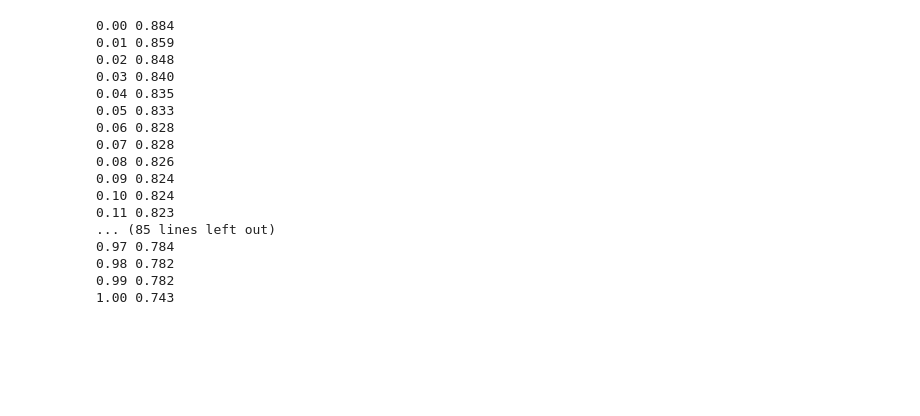
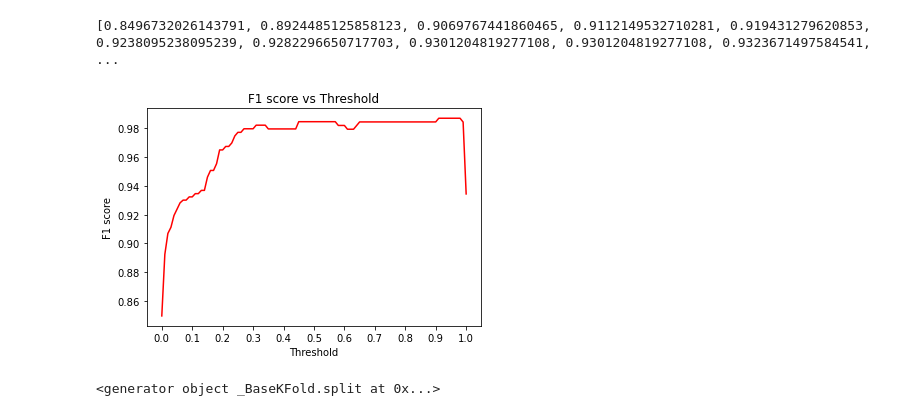
Before and after one commit to kmue/mlbookcamp-homework, a Jupyter notebook: mlbookcamp-hw4.ipynb, the cells around one changed output. Drawn from its saved outputs; the diff is of its cells as text; code cells hidden in the pictures; blank space fills up the shorter version.

```diff
--- a/mlbookcamp-hw4.ipynb
+++ b/mlbookcamp-hw4.ipynb
@@ -218,41 +213,41 @@ plt.show()
 # Let's compute F1 for all thresholds from 0.0 to 1.0 with increment 0.01
 f1 = []
 for t in thresholds:
-    true_positive = ((card_valid_pred_proba >= t) & (np.array(y_valid) == 1)).sum()
-    false_positive = ((card_valid_pred_proba >= t) & (np.array(y_valid) == 0)).sum()
-    false_negative = ((card_valid_pred_proba < t) & (np.array(y_valid) == 1)).sum()
-    true_negative = ((card_valid_pred_proba < t) & (np.array(y_valid) == 0)).sum()
+    true_positive = ((card_valid_pred_proba >= t) & (y_valid.card.values == 1)).sum()
+    false_positive = ((card_valid_pred_proba >= t) & (y_valid.card.values == 0)).sum()
+    false_negative = ((card_valid_pred_proba < t) & (y_valid.card.values == 1)).sum()
+    true_negative = ((card_valid_pred_proba < t) & (y_valid.card.values == 0)).sum()
     prec = true_positive / (true_positive + false_positive)
     reca = true_positive / (true_positive + false_negative)
     #precision.append(prec)
     #recall.append(reca)
     f1_t = 2 * prec * reca / ( prec + reca )
     f1.append(f1_t)
-    print('%0.2f %0.3f' % (t, f1_t))
+    #print('%0.2f %0.3f' % (t, f1_t))
 
 # At which threshold F1 is maximal?
-# --> 0.1 <-- # I guess?
+# 0.1
 # 0.4
 # 0.6
-# 0.7
+# --> 0.7 <-- ?
 # %% [output]
-0.00 0.884
-0.01 0.859
-0.02 0.848
-0.03 0.840
-0.04 0.835
-0.05 0.833
-0.06 0.828
-0.07 0.828
-0.08 0.826
-0.09 0.824
-0.10 0.824
-0.11 0.823
-... (85 lines left out)
-0.97 0.784
-0.98 0.782
-0.99 0.782
-1.00 0.743
+[0.8496732026143791, 0.8924485125858123, 0.9069767441860465, 0.9112149532710281, 0.919431279620853, 0.9238095238095239, 0.9282296650717703, 0.9301204819277108, 0.9301204819277108, 0.9323671497584541,  ...
+# %%
+plt.figure(figsize=(6, 4))
+
+plt.plot(thresholds, f1, color='red')
+
+plt.title('F1 score vs Threshold')
+plt.xlabel('Threshold')
+plt.ylabel('F1 score')
+
+plt.xticks(np.linspace(0, 1, 11))
+
+# plt.savefig('04_threshold_accuracy.svg')
+
+plt.show()
+# %% [output]
+[figure, added]
 # %%
 # Question 5
 # Use the KFold class from Scikit-Learn to evaluate our model on 5 different folds:
@@ -268,0 +260,5 @@ for t in thresholds:
+# %%
+kfold = KFold(n_splits = 5, shuffle = True, random_state = 1)
+kfold.split(X_train)
+# %% [output]
+<generator object _BaseKFold.split at 0x...>
```
Also changed, not shown: parts of 13 cells of this notebook.
